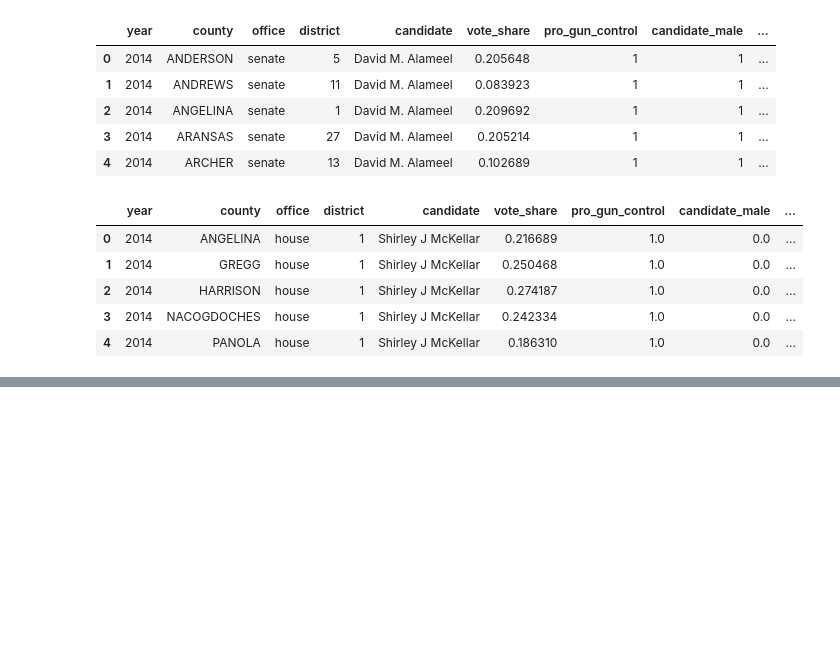
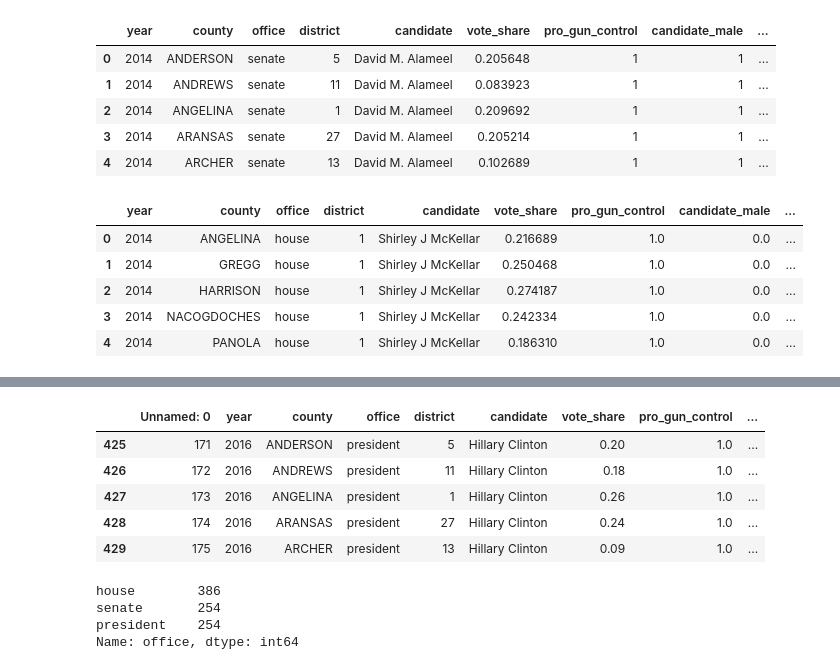
Before and after one commit to sghoseWI/Election-Analytics, a Jupyter notebook: put_data_together.ipynb, the cells around one changed output, grey strips where cells are left out. Cells and saved outputs as stored; diff of their text form; code cells hidden in the pictures; blank space fills up the shorter version.

```diff
--- a/put_data_together.ipynb
+++ b/put_data_together.ipynb
@@ -96,0 +107,10 @@ final_df.to_csv('final_data_for_model.csv')
+# %%
+dc = pd.read_csv('main_district_for_counties.csv')
+dc.columns = ['county', 'district']
+dc = dc.reset_index()
+# %%
+p = x[x.office=='president']
+# %%
+dc_dict = {}
+for idx, r in dc.iterrows():
+    dc_dict[dc.iloc[idx].county] = dc.iloc[idx].district
@@ -96,0 +125,9 @@ final_df.to_csv('final_data_for_model.csv')
+# %%
+p.head()
+# %% [output]
+|  | Unnamed: 0 | year | county | office | district | candidate | vote_share | pro_gun_control | ... |
+| 425 | 171 | 2016 | ANDERSON | president | 5 | Hillary Clinton | 0.20 | 1.0 | ... |
+| 426 | 172 | 2016 | ANDREWS | president | 11 | Hillary Clinton | 0.18 | 1.0 | ... |
+| 427 | 173 | 2016 | ANGELINA | president | 1 | Hillary Clinton | 0.26 | 1.0 | ... |
+| 428 | 174 | 2016 | ARANSAS | president | 27 | Hillary Clinton | 0.24 | 1.0 | ... |
+| 429 | 175 | 2016 | ARCHER | president | 13 | Hillary Clinton | 0.09 | 1.0 | ... |
@@ -96,0 +138,7 @@ final_df.to_csv('final_data_for_model.csv')
+# %%
+x.office.value_counts()
+# %% [output]
+house        386
+senate       254
+president    254
+Name: office, dtype: int64
```
Also changed, not shown: parts of 14 cells of this notebook, 1 other file.
